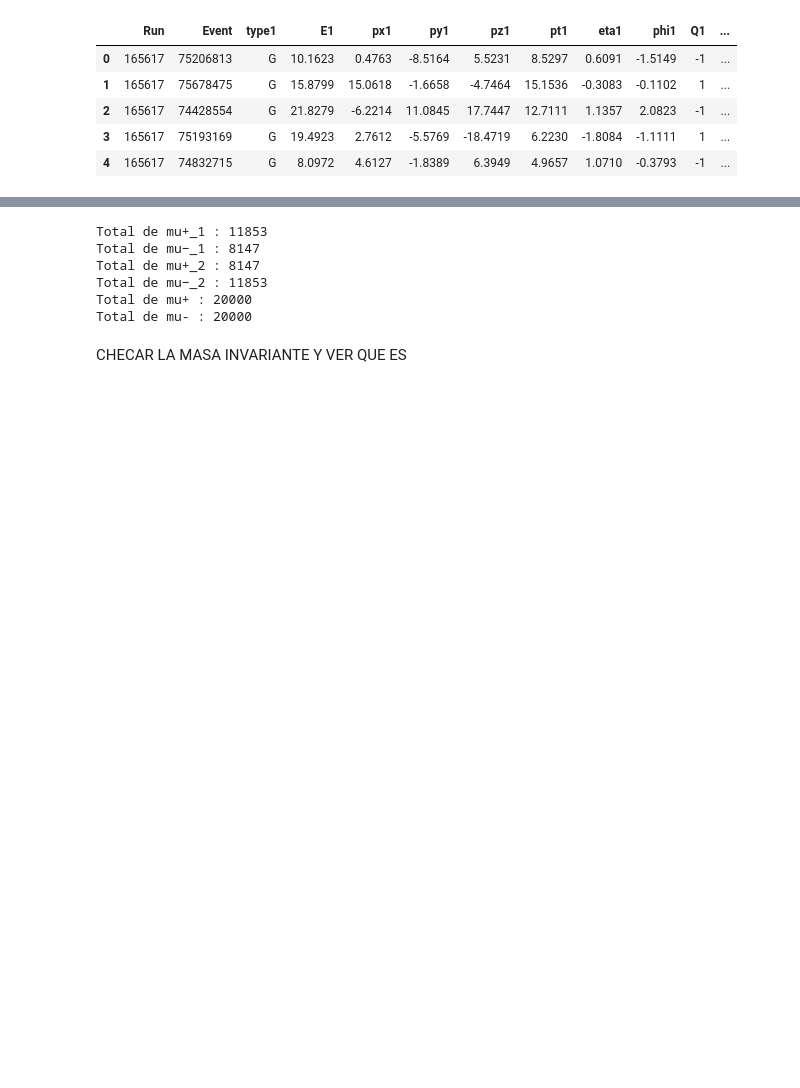
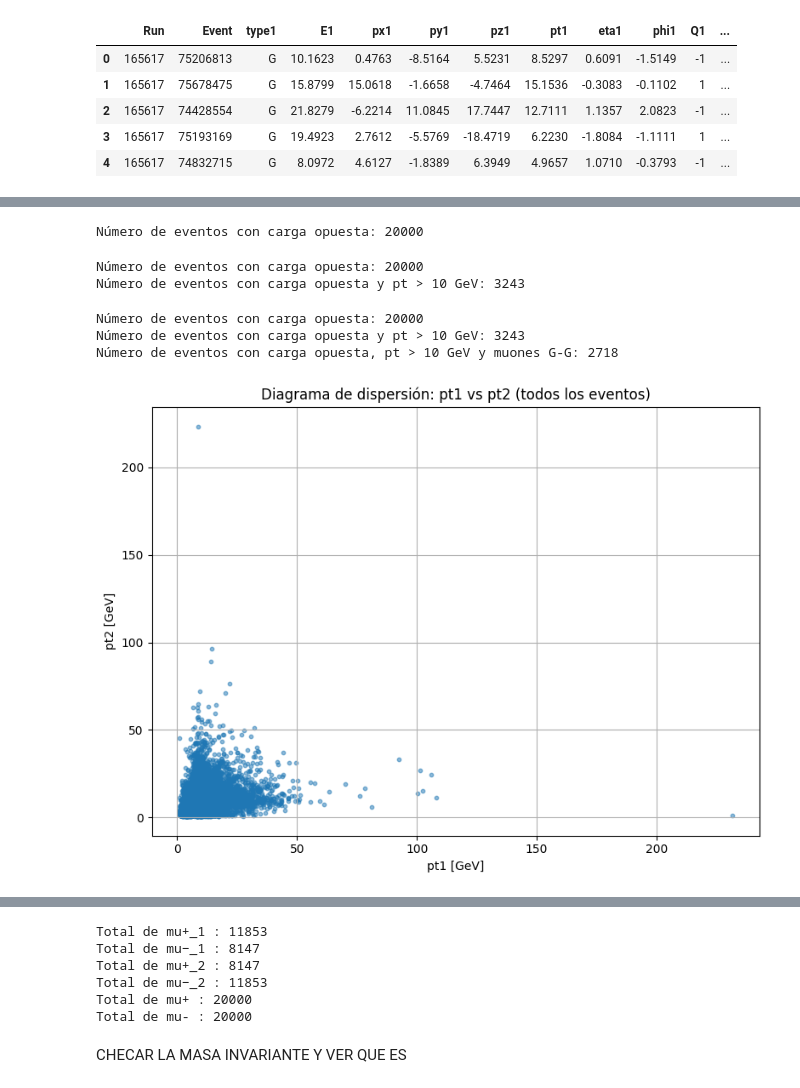
Before and after one commit to destello501/destello501.github.io, a Jupyter notebook: Blind.ipynb, the cells around one changed output, grey strips where cells are left out. Cells and saved outputs as stored; diff of their text form; code cells hidden in the pictures; blank space fills up the shorter version.

```diff
--- a/Blind.ipynb
+++ b/Blind.ipynb
@@ -28,0 +307,30 @@ Total de eventos: 20000
+# %%
+# Calcular masa invariante sin filtros
+delta_eta = particles['eta1'] - particles['eta2']
+delta_phi = particles['phi1'] - particles['phi2']
+mass_squared = 2 * particles['pt1'] * particles['pt2'] * (np.cosh(delta_eta) - np.cos(delta_phi))
+particles['invariant_mass'] = np.sqrt(mass_squared)
+
+# Filtro: solo pares con carga opuesta
+charge_filtered = particles[particles['Q1'] * particles['Q2'] == -1]
+
+# Contar número de candidatos con carga opuesta
+print(f"Número de eventos con carga opuesta: {len(charge_filtered)}")
+# %% [output]
+Número de eventos con carga opuesta: 20000
+# %%
+# Filtro: pares con carga opuesta
+charge_filtered = particles[particles['Q1'] * particles['Q2'] == -1]
+
+# Filtro adicional: pt1 > 10 GeV y pt2 > 10 GeV
+pt_filtered = charge_filtered[
+    (charge_filtered['pt1'] > 10) &
+    (charge_filtered['pt2'] > 10)
+]
+
+# Contar eventos después de ambos filtros
+print(f"Número de eventos con carga opuesta: {len(charge_filtered)}")
+print(f"Número de eventos con carga opuesta y pt > 10 GeV: {len(pt_filtered)}")
+# %% [output]
+Número de eventos con carga opuesta: 20000
+Número de eventos con carga opuesta y pt > 10 GeV: 3243
@@ -28,0 +339,36 @@ Total de eventos: 20000
+# %%
+# Filtro 1: pares con carga opuesta
+charge_filtered = particles[particles['Q1'] * particles['Q2'] == -1]
+
+# Filtro 2: pt > 10 GeV para ambos
+pt_filtered = charge_filtered[
+    (charge_filtered['pt1'] > 10) &
+    (charge_filtered['pt2'] > 10)
+]
+
+# Filtro 3: ambos muones tipo Global (G-G)
+gg_filtered = pt_filtered[
+    (pt_filtered['type1'] == 'G') &
+    (pt_filtered['type2'] == 'G')
+]
+
+# Mostrar cantidad de eventos después de cada filtro
+print(f"Número de eventos con carga opuesta: {len(charge_filtered)}")
+print(f"Número de eventos con carga opuesta y pt > 10 GeV: {len(pt_filtered)}")
+print(f"Número de eventos con carga opuesta, pt > 10 GeV y muones G-G: {len(gg_filtered)}")
+# %% [output]
+Número de eventos con carga opuesta: 20000
+Número de eventos con carga opuesta y pt > 10 GeV: 3243
+Número de eventos con carga opuesta, pt > 10 GeV y muones G-G: 2718
+# %%
+# Graficar pt1 vs pt2 sin filtros
+plt.figure(figsize=(8, 6))
+plt.scatter(particles['pt1'], particles['pt2'], alpha=0.5, s=10)
+plt.xlabel('pt1 [GeV]')
+plt.ylabel('pt2 [GeV]')
+plt.title('Diagrama de dispersión: pt1 vs pt2 (todos los eventos)')
+plt.grid(True)
+plt.tight_layout()
+plt.show()
+# %% [output]
+[figure, added]
```
Also changed, not shown: parts of 13 cells of this notebook.
